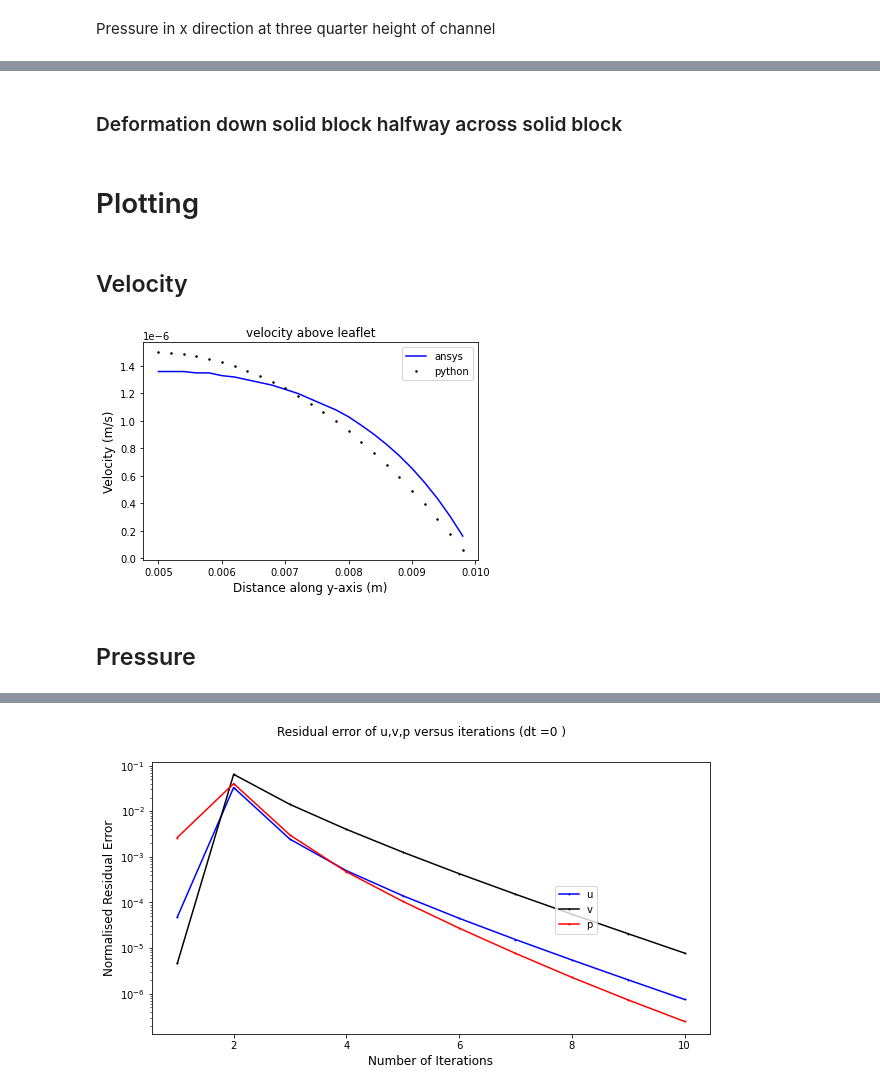
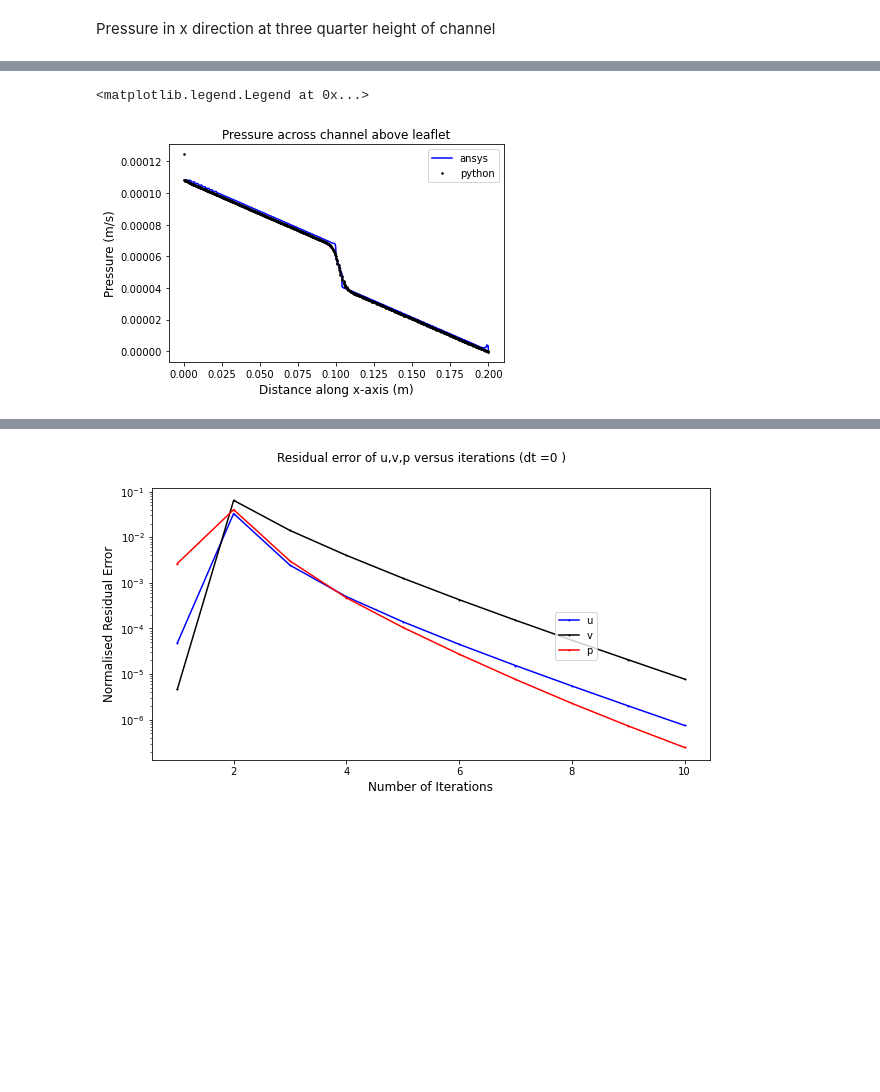
Before and after one commit to solids4foam/python-finite-volumes, a Jupyter notebook: FSI_Convection_add_gradUT.ipynb, the cells around one changed output, grey strips where cells are left out. Drawn from its saved outputs; the diff is of its cells as text; code cells hidden in the pictures; blank space fills up the shorter version.

Commit message:
add ansys results for comparison, add comments, remove uncessary code

```diff
--- a/FSI_Convection_add_gradUT.ipynb
+++ b/FSI_Convection_add_gradUT.ipynb
@@ -1771,7 +1869,7 @@ def map_cells_to_coordinates(Nx,Ny,Lx,Ly):
     return cells_to_coord
 # %%
 def orderOfMagnitude(number):
-    return math.floor(math.log(number, 10))
+    return math.floor(math.log(number, 10))+1
 # %% [markdown]
 ## Main Simulation
 # %%
@@ -2141,7 +2239,7 @@ mu = 3.5e-3 #fluid dynamic viscosity
 shear = 1e6 #solid shear modulus
 
 #OTHER PARAMETERS
-max_its = 22#max iterations
+max_its = 100#max iterations
 tol = 1e-15 #residual tolerance
 dt = 1 #time step
 vin = np.array([1e-6,0]) #input velocity
@@ -2314,4 +2354,5 @@ def PmidChannel(p,Nx,Ny):
     left = math.floor((3*Ny/4))*Nx
     cells = np.arange(left,left+Nx)
     pmiddle = p[cells]
+    pmiddle = np.insert(pmiddle, len(pmiddle), 0, axis=None)
     return pmiddle
@@ -2360,2 +2358,0 @@ ansys_p = np.loadtxt(file_name,delimiter=",", dtype=float)
-# %% [markdown]
-### Deformation down solid block halfway across solid block
@@ -2368,16 +2359,14 @@ ansys_disp[:,1]=np.flip(coord)
-# %% [markdown]
-# Plotting
-# %% [markdown]
-## Velocity
+# %%
+ansys_p =np.loadtxt("AnsysResults/pmid00525.csv",delimiter=",", dtype=float)
+
+python_p = PmidChannel(p,Nx,Ny)
 # %%
 plt.figure()
-plt.plot(ansys_vel[:,0], ansys_vel[:,1], 'b',ansys_vel[:,0], vmidPython,'ko', markersize = 1.5)
-plt.title('velocity above leaflet', fontsize = 12, weight = 500)
-plt.xlabel('Distance along y-axis (m)', fontsize = 12, weight = 500)
-plt.ylabel('Velocity (m/s)', fontsize = 12, weight = 500)
+plt.plot(ansys_p[1:,0],ansys_p[1:,1], 'b',ansys_p[1:,0], python_p,'ko', markersize = 1.5)
+plt.title('Pressure across channel above leaflet', fontsize = 12, weight = 500)
+plt.xlabel('Distance along x-axis (m)', fontsize = 12, weight = 500)
+plt.ylabel('Pressure (m/s)', fontsize = 12, weight = 500)
 plt.legend(['ansys', 'python'])
-plt.savefig(dir_name/'velocity.png')
 # %% [output]
+<matplotlib.legend.Legend at 0x...>
-[figure, old version]
+[figure, new version]
-# %% [markdown]
-## Pressure
```
Also changed, not shown: parts of 62 cells of this notebook.
